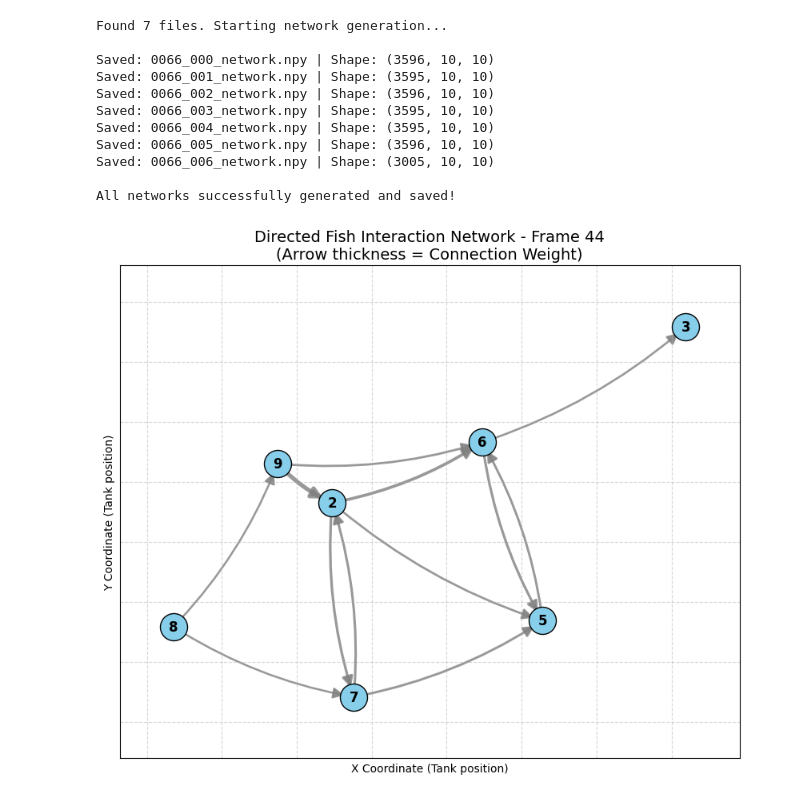
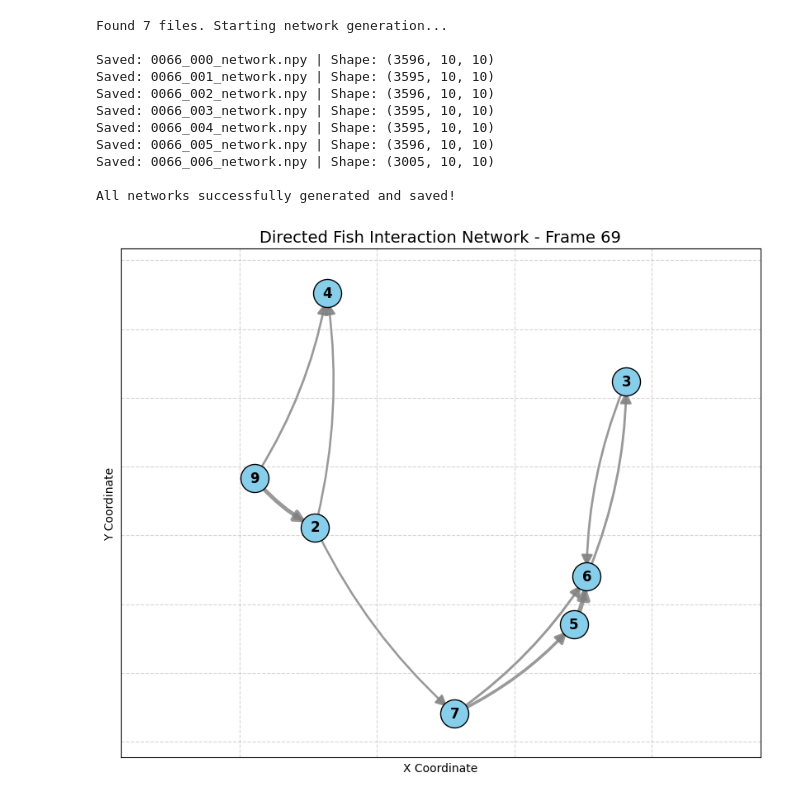
Before and after one commit to Smrfee/CSE5245_GroupF, a Jupyter notebook: build.ipynb, the cells around one changed output. Drawn from its saved outputs; the diff is of its cells as text; code cells hidden in the pictures.

```diff
--- a/build.ipynb
+++ b/build.ipynb
@@ -85,7 +85,7 @@ with h5py.File(h5_path, 'r') as f:
 
 dynamic_network = np.load(npy_path)
 
-frame_idx = 44  # Change this to look at different moments in time
+frame_idx = 68  # Change this to look at different moments in time
 
 G = nx.DiGraph() # Define directed graph
 
@@ -102,34 +102,34 @@ for i in range(10):
 # Create a dictionary of real-world positions for the nodes
 pos = {i: (x_coords[i, frame_idx], y_coords[i, frame_idx]) for i in range(10)}
 
 # plotting the graph
 plt.figure(figsize=(10, 8))
 
 # Draw the nodes (Fish)
 nx.draw_networkx_nodes(G, pos, node_size=600, node_color='skyblue', edgecolors='black')
 nx.draw_networkx_labels(G, pos, font_weight='bold')
 
 edges = G.edges(data=True)
 line_widths = [data['weight'] * 5 for u, v, data in edges]
 
 nx.draw_networkx_edges(
     G, pos,
     edgelist=edges,
     width=line_widths,
     arrowsize=20,
     arrowstyle='-|>',
     connectionstyle='arc3, rad=0.1', # Curves the lines so A->B and B->A don't overlap!
     edge_color='gray',
     alpha=0.8
 )
 
-plt.title(f"Directed Fish Interaction Network - Frame {frame_idx}\n(Arrow thickness = Connection Weight)", fontsize=14)
-plt.xlabel("X Coordinate (Tank position)")
-plt.ylabel("Y Coordinate (Tank position)")
+plt.title(f"Directed Fish Interaction Network - Frame {frame_idx}", fontsize=14)
+plt.xlabel("X Coordinate")
+plt.ylabel("Y Coordinate")
 
 # Keep the aspect ratio 1:1 so the tank doesn't look stretched
 plt.axis('equal')
 plt.grid(True, linestyle='--', alpha=0.5)
 plt.show()
 # %% [output]
-[figure, old version]
+[figure, new version]
```
Also changed, not shown: parts of 3 cells of this notebook.
